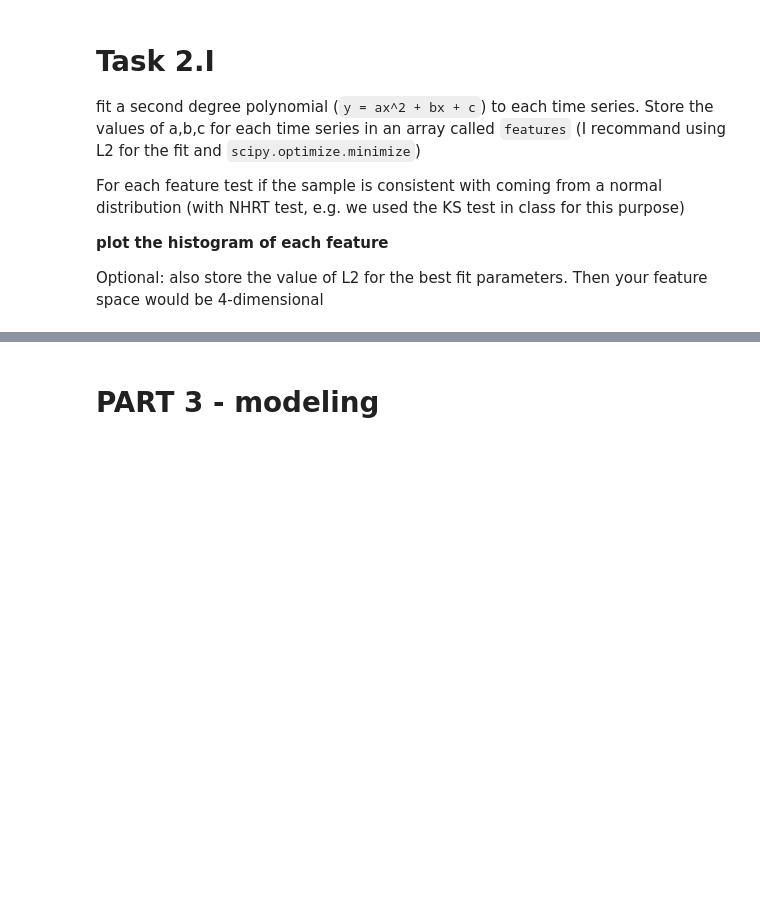
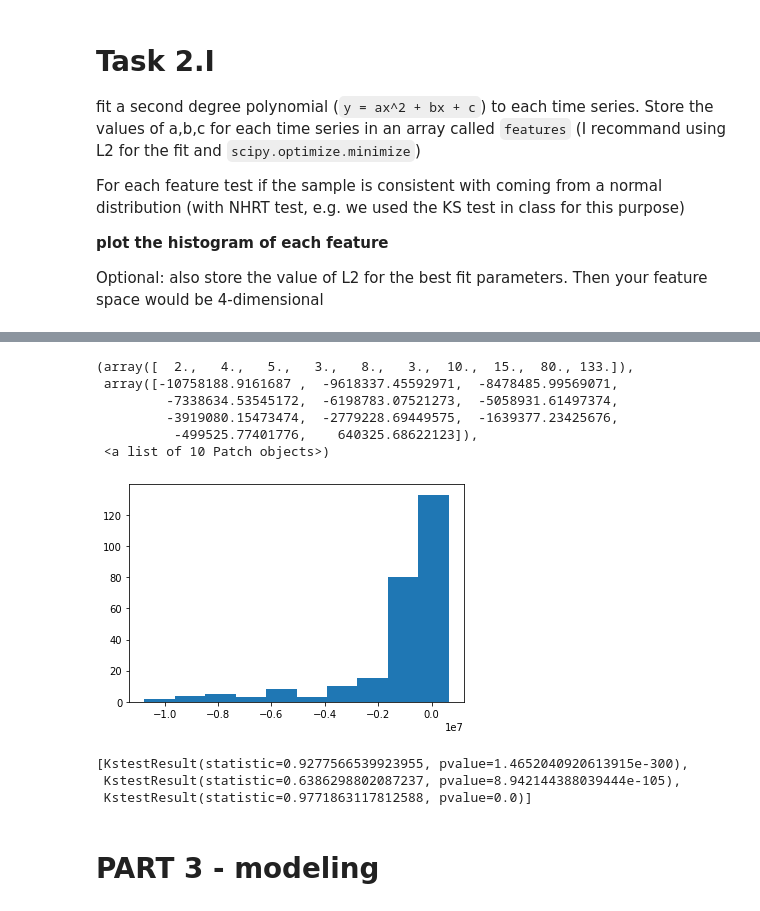
Before and after one commit to DelfonteSimone/MLPNS2021_Delfonte, a Jupyter notebook: MLPNS2021midterm_instructions.ipynb, the cells around one changed output, grey strips where cells are left out. Drawn from its saved outputs; the diff is of its cells as text; code cells hidden in the pictures; blank space fills up the shorter version.

```diff
--- a/MLPNS2021midterm_instructions.ipynb
+++ b/MLPNS2021midterm_instructions.ipynb
@@ -207,3 +245,19 @@ NameError: ignored
+# %%
+pl.hist(fitparam[:,0])
+# %% [output]
+(array([  2.,   4.,   5.,   3.,   8.,   3.,  10.,  15.,  80., 133.]),
+ array([-10758188.9161687 ,  -9618337.45592971,  -8478485.99569071,
+         -7338634.53545172,  -6198783.07521273,  -5058931.61497374,
+         -3919080.15473474,  -2779228.69449575,  -1639377.23425676,
+          -499525.77401776,    640325.68622123]),
+ <a list of 10 Patch objects>)
+[figure, added]
+# %%
+kslist
+# %% [output]
+[KstestResult(statistic=0.9277566539923955, pvalue=1.4652040920613915e-300),
+ KstestResult(statistic=0.6386298802087237, pvalue=8.942144388039444e-105),
+ KstestResult(statistic=0.9771863117812588, pvalue=0.0)]
 # %% [markdown]
 # PART 3 - modeling
 # %% [markdown]
```
Also changed, not shown: parts of 17 cells of this notebook.
